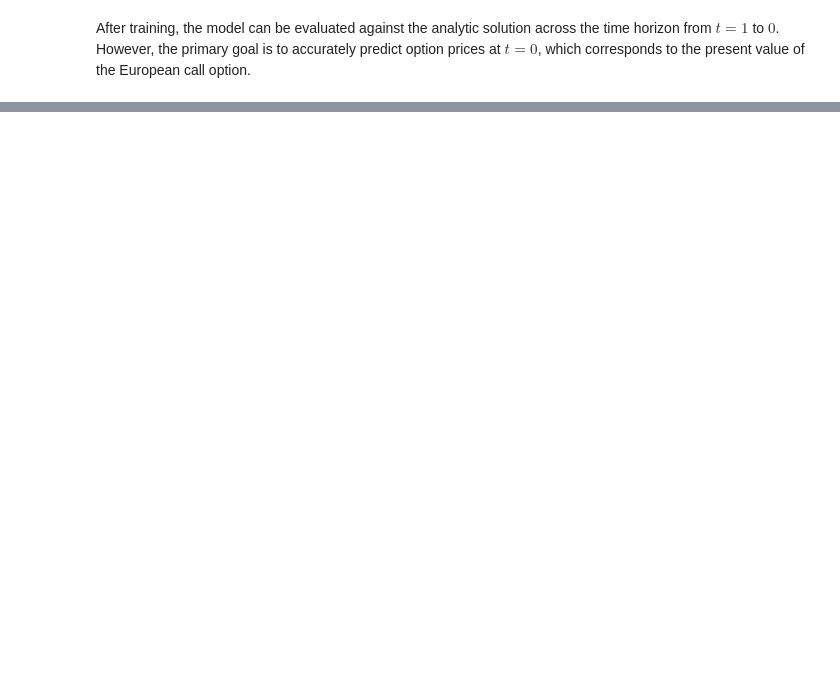
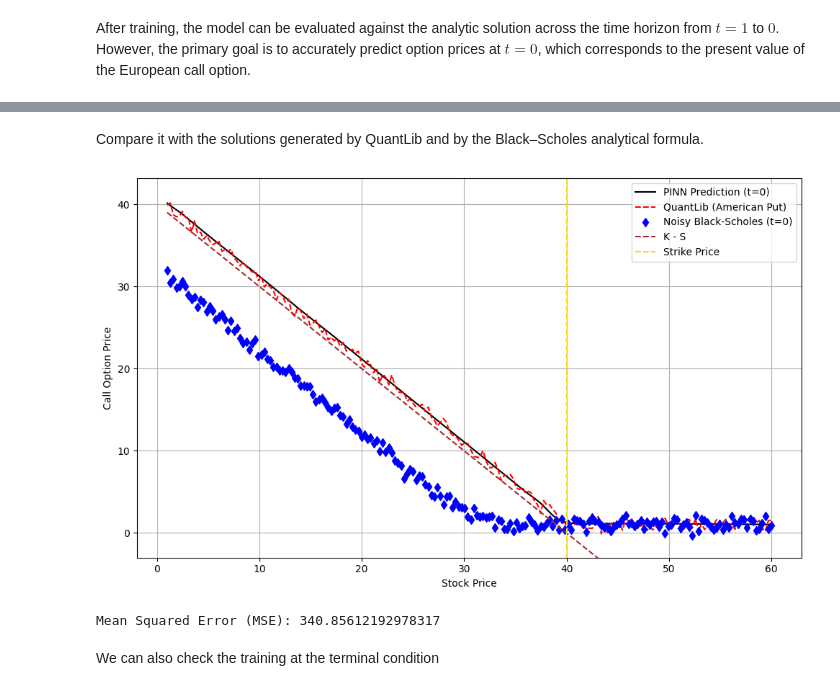
Before and after one commit to bluest93/Unsupervised_BlackScholesPINN, a Jupyter notebook: BlackScholesModel.ipynb, the cells around one changed output, grey strips where cells are left out. Cells and saved outputs as stored; diff of their text form; code cells hidden in the pictures; blank space fills up the shorter version.

```diff
--- a/BlackScholesModel.ipynb
+++ b/BlackScholesModel.ipynb
@@ -162,0 +317,4 @@ Mean Squared Error (MSE): 91.32322643732738
+# %%
+config = allconfig["us_put"]
+bs_us = AmericanPutPINN(config)
+bs_us.train()
@@ -162,0 +342,47 @@ Mean Squared Error (MSE): 91.32322643732738
+# %%
+t = 0
+S_eval, t_eval = prepare_dataset(config, time=t)
+C_pred = bs_us.predict(S_eval, t_eval).numpy()
+# %% [markdown]
+Compare it with the solutions generated by QuantLib and by the Black–Scholes analytical formula.
+# %%
+S_np = S_eval.numpy().flatten()
+prices = [
+    american_put_ql(
+        float(S),
+        config["K"],
+        config["r"],
+        config["sigma"],
+        config["T"],
+        bias=config["bias"],
+        noise_variance=config["noise_variance"]
+    )
+    for S in S_eval
+]
+
+epsilon = 1e-8
+C_BS = black_scholes_put_solution(S_np, config["K"], config["T"] -t + epsilon, config["r"], config["sigma"])
+C_BS += np.random.normal(config["bias"] , config["noise_variance"], size=C_BS.shape)
+
+plt.figure(figsize=(10, 6))
+plt.plot(S_np, C_pred, label="PINN Prediction (t=0)", color='k')
+plt.plot(S_np, prices, label="QuantLib (American Put)", color='red', linestyle='--')
+plt.plot(S_np, C_BS, 'd', label="Noisy Black-Scholes (t=0)",color='blue')
+plt.plot(S_np, config["K"] - S_np, linestyle='--', label="K - S",color='brown')
+plt.axvline(x=config["K"], color='gold', linestyle='--', label=f"Strike Price")
+
+plt.xlabel('Stock Price')
+plt.ylabel('Call Option Price')
+plt.ylim(bottom=-3)
+plt.legend()
+plt.grid(True)
+plt.tight_layout()
+plt.show()
+
+mse = np.mean((prices - C_pred) ** 2)
+print(f"Mean Squared Error (MSE): {mse}")
+# %% [output]
+[figure, added]
+Mean Squared Error (MSE): 340.85612192978317
+# %% [markdown]
+We can also check the training at the terminal condition
```
Also changed, not shown: parts of 13 cells of this notebook, 7 other files.
